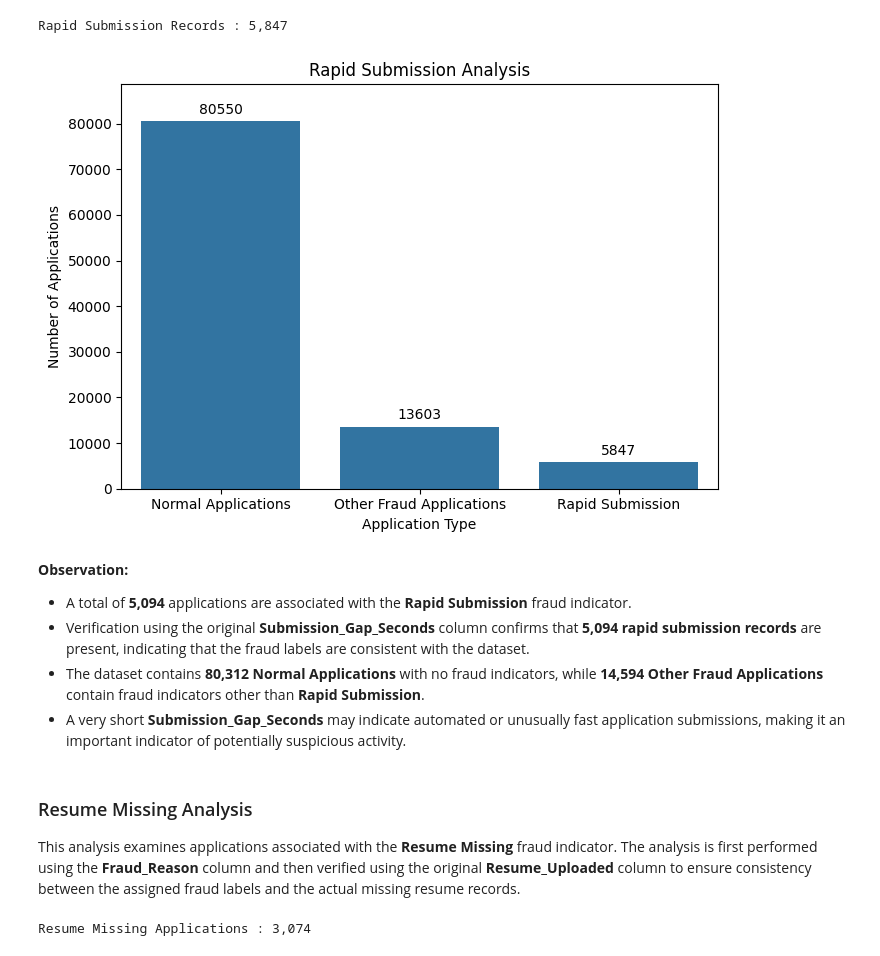
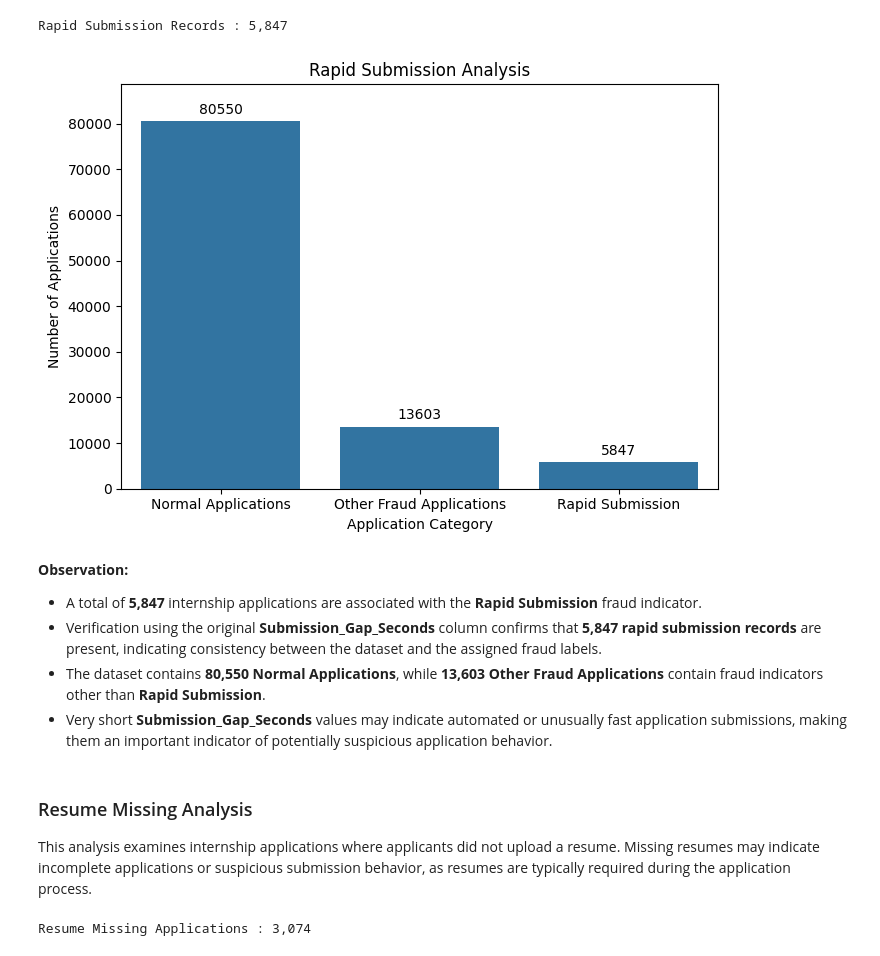
Before and after one commit to huzaifawaheed2/InterneePK-Data-Analyst-Internship, a Jupyter notebook: 03-Fraud-Detection-in-Applications/notebook/Fraud_Detection_in_Applications.ipynb, the cells around one changed output. Drawn from its saved outputs; the diff is of its cells as text; code cells hidden in the pictures.

```diff
--- a/03-Fraud-Detection-in-Applications/notebook/Fraud_Detection_in_Applications.ipynb
+++ b/03-Fraud-Detection-in-Applications/notebook/Fraud_Detection_in_Applications.ipynb
@@ -779,53 +785,56 @@ rapid_status = pd.Series(
 ).value_counts()
 
 # Reorder Categories
+
 rapid_status = rapid_status.reindex([
     "Normal Applications",
     "Other Fraud Applications",
     "Rapid Submission"
 ])
 
-plt.figure(figsize=(7, 5))
+plt.figure(figsize=(7,5))
 
 ax = sns.barplot(
     x=rapid_status.index,
     y=rapid_status.values
 )
 
 # Add Data Labels
+
 for container in ax.containers:
     ax.bar_label(container, padding=3)
 
 # Increase Y-axis Limit
+
 ax.set_ylim(0, rapid_status.max() * 1.10)
 
 plt.title("Rapid Submission Analysis")
-plt.xlabel("Application Type")
+plt.xlabel("Application Category")
 plt.ylabel("Number of Applications")
 
 plt.tight_layout()
 
 # Save Figure
 # plt.savefig(
 #     "../outputs/figures/06_rapid_submission_analysis.png",
 #     dpi=300,
 #     bbox_inches="tight"
 # )
 
 plt.show()
 # %% [output]
-[figure, old version]
+[figure, new version]
 # %% [markdown]
 **Observation:**
 
-- A total of **5,094** applications are associated with the **Rapid Submission** fraud indicator.
-- Verification using the original **Submission_Gap_Seconds** column confirms that **5,094 rapid submission records** are present, indicating that the fraud labels are consistent with the dataset.
-- The dataset contains **80,312 Normal Applications** with no fraud indicators, while **14,594 Other Fraud Applications** contain fraud indicators other than **Rapid Submission**.
-- A very short **Submission_Gap_Seconds** may indicate automated or unusually fast application submissions, making it an important indicator of potentially suspicious activity.
+- A total of **5,847** internship applications are associated with the **Rapid Submission** fraud indicator.
+- Verification using the original **Submission_Gap_Seconds** column confirms that **5,847 rapid submission records** are present, indicating consistency between the dataset and the assigned fraud labels.
+- The dataset contains **80,550 Normal Applications**, while **13,603 Other Fraud Applications** contain fraud indicators other than **Rapid Submission**.
+- Very short **Submission_Gap_Seconds** values may indicate automated or unusually fast application submissions, making them an important indicator of potentially suspicious application behavior.
 # %% [markdown]
 ### Resume Missing Analysis
 
-This analysis examines applications associated with the **Resume Missing** fraud indicator. The analysis is first performed using the **Fraud_Reason** column and then verified using the original **Resume_Uploaded** column to ensure consistency between the assigned fraud labels and the actual missing resume records.
+This analysis examines internship applications where applicants did not upload a resume. Missing resumes may indicate incomplete applications or suspicious submission behavior, as resumes are typically required during the application process.
 # %%
 # ==========================================
 # Resume Missing Applications
```
Also changed, not shown: parts of 100 cells of this notebook.
